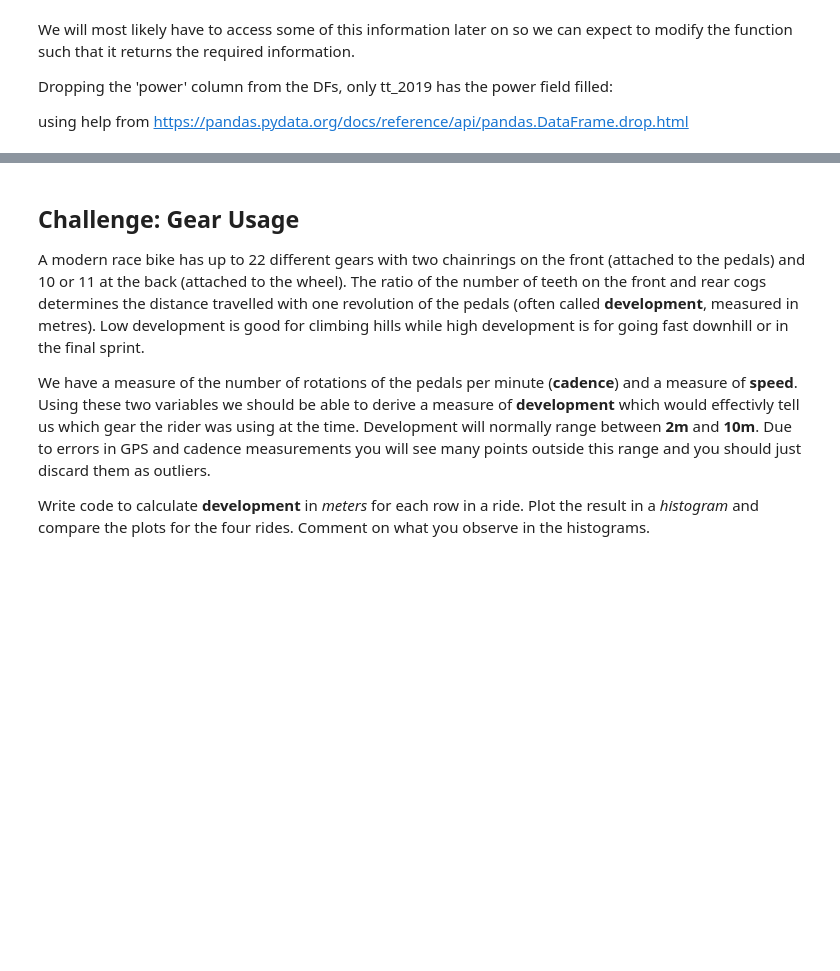
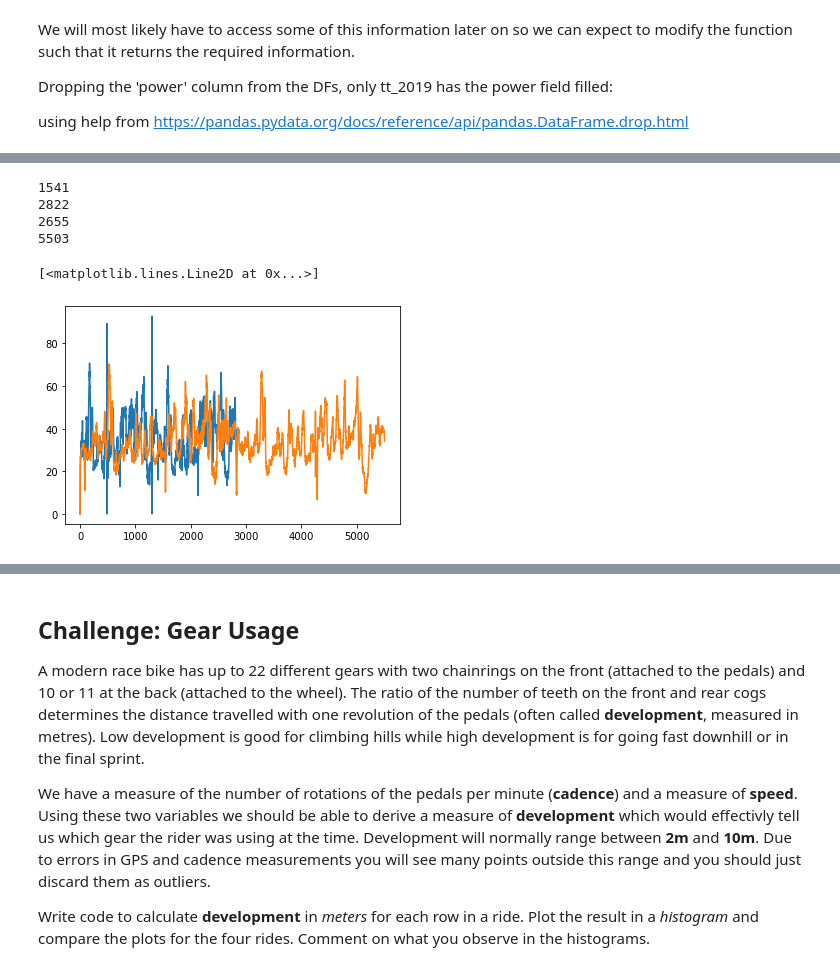
Before and after one commit to MQCOMP2200-S2-2021/Data-Science-Labs, a Jupyter notebook: Portfolio 1.ipynb, the cells around one changed output, grey strips where cells are left out. Saved outputs shown, nothing was run; the diff lists cells and outputs as text; code cells hidden in the pictures; blank space fills up the shorter version.

Commit message:
Working on Q2
currently working on a way to visually compare the speeds of each DF

```diff
--- a/Portfolio 1.ipynb
+++ b/Portfolio 1.ipynb
@@ -354,0 +376,23 @@ test
+# %%
+#checking how many rows each DF has
+
+print(len(tt_16))
+print(len(rr_16))
+print(len(tt_19))
+print(len(rr_19))
+# %% [output]
+1541
+2822
+2655
+5503
+# %%
+tt_16new= tt_16.reset_index()
+rr_16new= rr_16.reset_index()
+tt_19new= tt_19.reset_index()
+rr_19new= rr_19.reset_index()
+# %%
+plt.plot(rr_16new['speed'])
+plt.plot(rr_19new['speed'])
+# %% [output]
+[<matplotlib.lines.Line2D at 0x...>]
+[figure, added]
```
Also changed, not shown: parts of 21 cells of this notebook.
